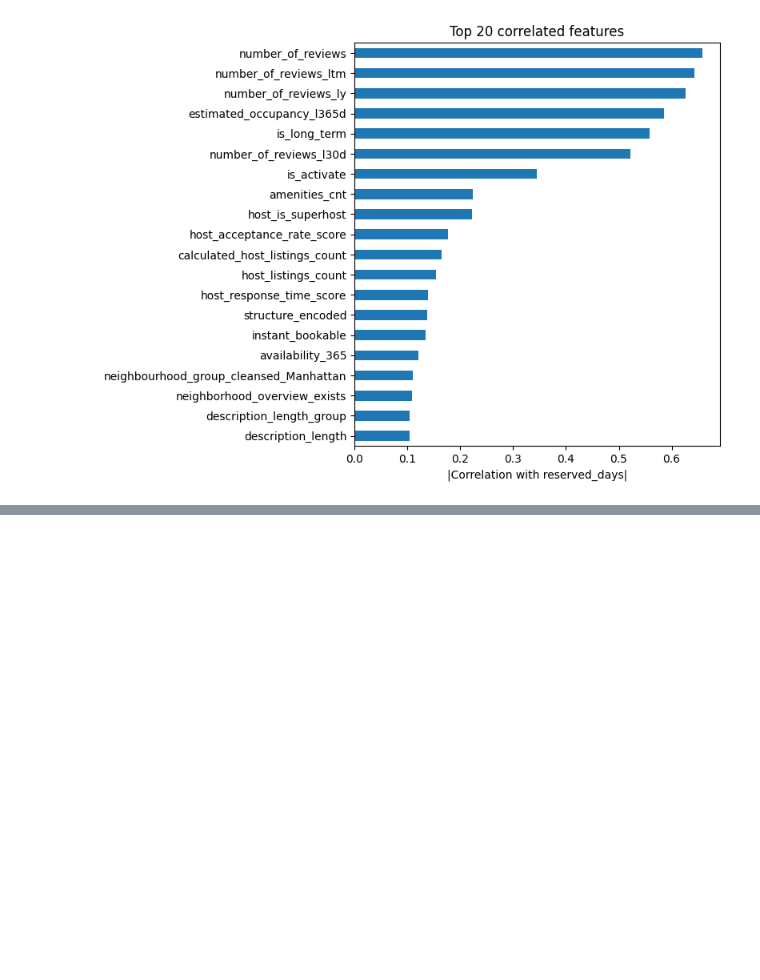
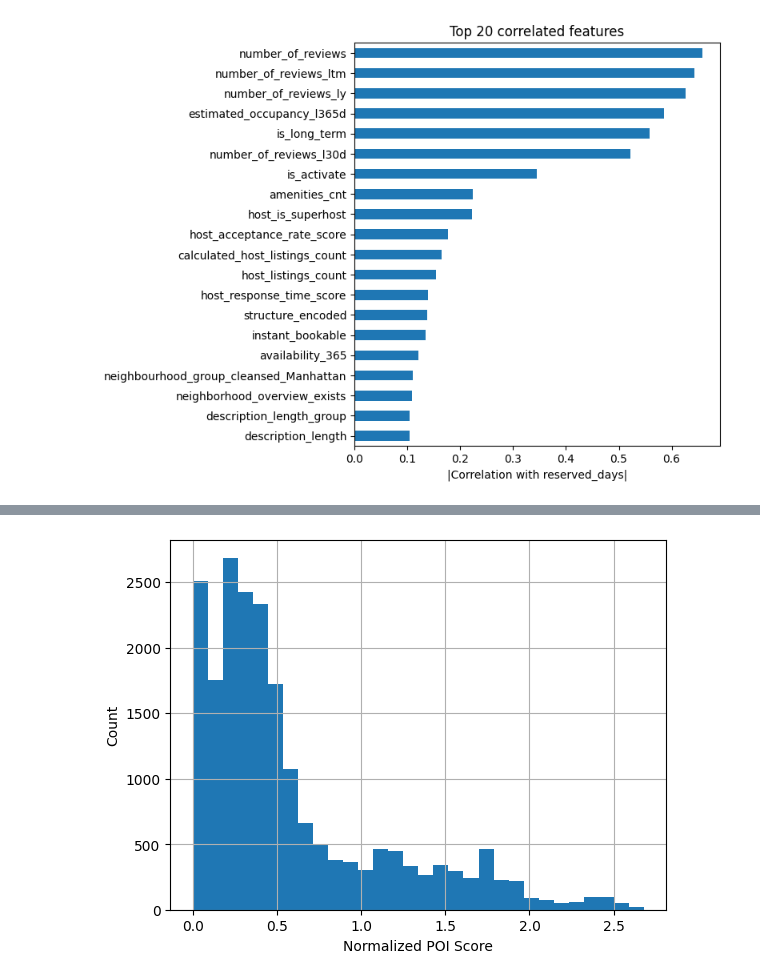
Before and after one commit to jiwon512/advanced_project, a Jupyter notebook: jiwon_project/2.eda/final_reserve_date.ipynb, the cells around one changed output, grey strips where cells are left out. Drawn from its saved outputs; the diff is of its cells as text; code cells hidden in the pictures; blank space fills up the shorter version.

```diff
--- a/jiwon_project/2.eda/final_reserve_date.ipynb
+++ b/jiwon_project/2.eda/final_reserve_date.ipynb
@@ -922,0 +1003,13 @@ dtype: float64
+# %%
+from sklearn.decomposition import PCA
+
+poi_cols = ['transport_count','infrastructure_count','tourism_count']
+pca = PCA(n_components=1)
+
+# PCA fit → PC1 점수 생성
+df['poi_pca1'] = pca.fit_transform(df[poi_cols].fillna(0))
+
+# 설명 분산 비율 확인 (얼마나 데이터의 변동성을 담았는지)
+print("Explained variance ratio (PC1):", pca.explained_variance_ratio_[0])
+
+#poi_pca1 <0 poi 희박 지역, poi_pca1 > 0 poi 밀집지역
@@ -922,0 +1033,23 @@ dtype: float64
+# %%
+from sklearn.preprocessing import MinMaxScaler
+
+scaler = MinMaxScaler()
+poi_cols = ['transport_count','infrastructure_count','tourism_count']
+
+# 0~1 스케일로 변환
+df_scaled = pd.DataFrame(
+    scaler.fit_transform(df[poi_cols]),
+    columns=poi_cols,
+    index=df.index
+)
+
+# 합산해서 score 만들기
+df['poi_score_norm'] = df_scaled.sum(axis=1)
+# ——————
+# 또는 가중합:
+# w1, w2, w3 = 0.3, 0.5, 0.2
+# df['poi_score_norm_w'] = (
+#     w1*df_scaled['transport_count']
+#   + w2*df_scaled['infrastructure_count']
+#   + w3*df_scaled['tourism_count']
+# )
@@ -922,0 +1071,7 @@ dtype: float64
+# %%
+df['poi_score_norm'].hist(bins=30)
+plt.xlabel("Normalized POI Score")
+plt.ylabel("Count")
+plt.show()
+# %% [output]
+[figure, added]
```
Also changed, not shown: parts of 28 cells of this notebook.
